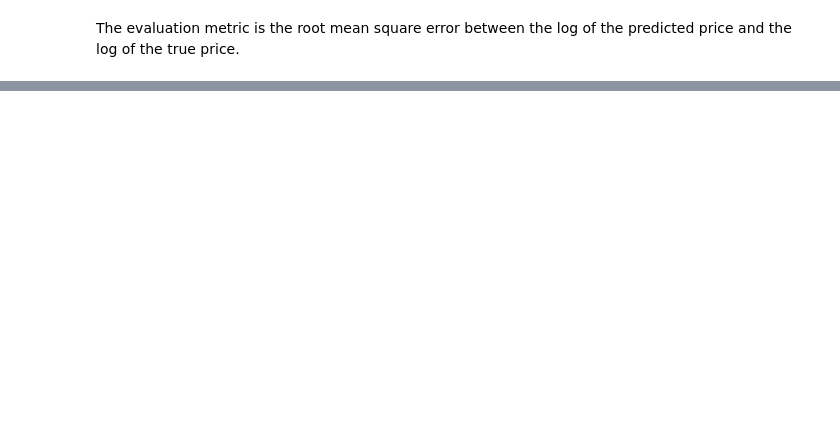
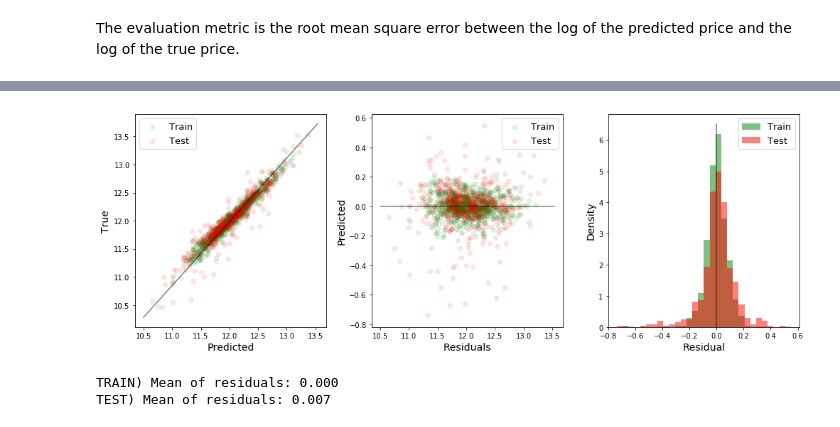
Before and after one commit to Hazzais/house_prices, a Jupyter notebook: House_price_prediction.ipynb, the cells around one changed output, grey strips where cells are left out. Saved outputs shown, nothing was run; the diff lists cells and outputs as text; code cells hidden in the pictures; blank space fills up the shorter version.

```diff
--- a/House_price_prediction.ipynb
+++ b/House_price_prediction.ipynb
@@ -477,7 +513,10 @@ initial_combined_pre_ohe.shape
 
 # To ensure we have the equivalent columns in the train and test sets (i.e. some categorical variable values could appear in one
 # set and not the other), temporarily concatenate the datasets.
-combined_ohe = pd.get_dummies(initial_combined_pre_ohe, columns=remaining_cat_cols)
+combined_ohe = pd.get_dummies(initial_combined_pre_ohe, columns=remaining_cat_cols, drop_first=True)
 train_ohe = combined_ohe.iloc[:el_train, :]
 test_ohe = combined_ohe.iloc[el_train:, :]
-del combined_ohe, initial_combined_pre_ohe
+
+col_counts = train_ohe.sum()
+retain_ohe_columns = list(col_counts[col_counts >= 20].index)
+dropped_ohe_columns = [col for col in combined_ohe.columns if col not in retain_ohe_columns]
@@ -970,0 +1281,41 @@ scorer = make_scorer(mean_squared_error, greater_is_better=False)
+# %%
+fig, (ax1, ax2, ax3) = plt.subplots(1, 3, figsize=(14, 5))
+# Preds vs true
+ax1.scatter(quick_preds_train, y_train, alpha=0.1, color='green', label='Train')
+ax1.scatter(quick_preds_test, y_test, alpha=0.1, color='red', label='Test')
+ax1.set_xlabel('Predicted', fontsize=14)
+ax1.set_ylabel('True', fontsize=14)
+ax1.legend(fontsize=13)
+x_min, x_max = ax1.get_xlim()
+y_min, y_max = ax1.get_ylim()
+ax1.plot([x_min, x_max], [y_min, y_max], color='black', alpha=0.5)
+# Residuals vs predicted
+resid_train = y_train - quick_preds_train
+resid_test = y_test - quick_preds_test
+ax2.scatter(quick_preds_train, resid_train, alpha=0.1, color='green', label='Train')
+ax2.scatter(quick_preds_test, resid_test, alpha=0.1, color='red', label='Test')
+ax2.set_xlabel('Residuals', fontsize=14)
+ax2.set_ylabel('Predicted', fontsize=14)
+ax2.legend(fontsize=13)
+x_min, x_max = ax2.get_xlim()
+ax2.plot([x_min, x_max], [0, 0], color='black', alpha=0.5)
+# Residuals hist
+resid_values = np.concatenate((resid_train, resid_test))
+hist_bins = np.linspace(np.min(resid_values), np.max(resid_values), 31)
+_ = ax3.hist(resid_train, bins=hist_bins, color='green', alpha=0.5, density=True, label='Train')
+_ = ax3.hist(resid_test, bins=hist_bins, color='red', alpha=0.5, density=True, label='Test')
+ax3.plot([0, 0], [0, ax3.get_ylim()[1]], color='black', alpha=0.5)
+ax3.set_xlabel('Residual', fontsize=14)
+ax3.set_ylabel('Density', fontsize=14)
+ax3.legend(fontsize=13)
+
+plt.tight_layout()
+plt.show()
+# %% [output]
+[figure, added]
+# %%
+print('TRAIN) Mean of residuals: {:.3f}'.format(resid_train.mean()))
+print('TEST) Mean of residuals: {:.3f}'.format(resid_test.mean()))
+# %% [output]
+TRAIN) Mean of residuals: 0.000
+TEST) Mean of residuals: 0.007
```
Also changed, not shown: parts of 41 cells of this notebook.
